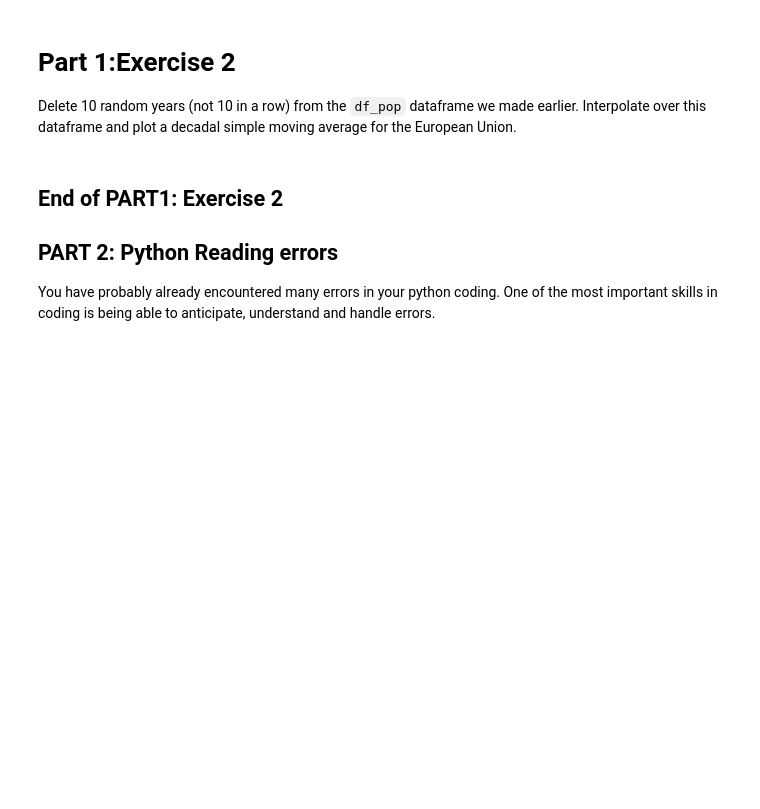
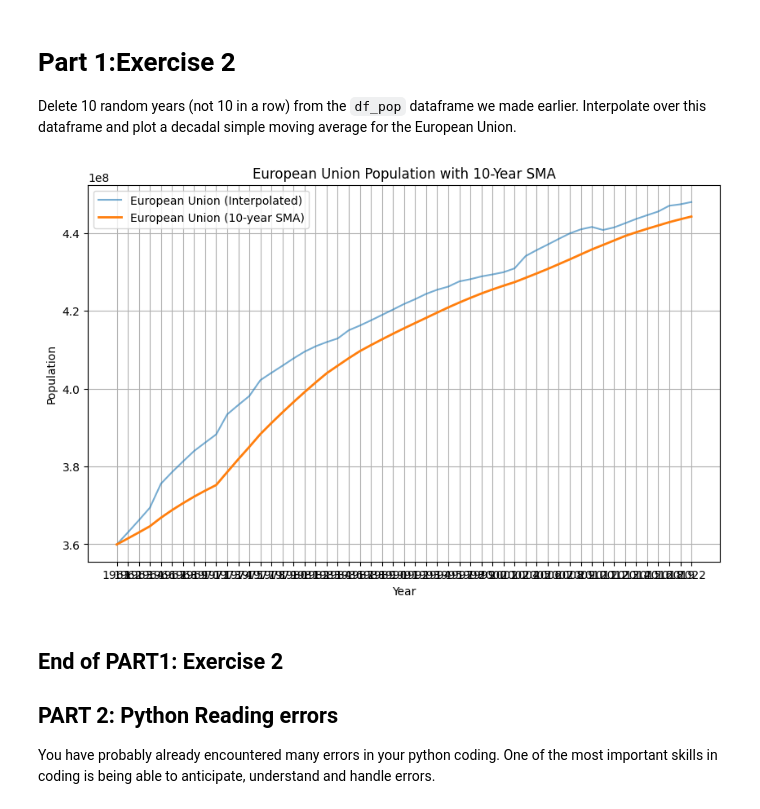
Before and after one commit to fdmy2713-dotcom/ADS1, a Jupyter notebook: ADS1_Unit03_Tutorial_3_0__Data_Cleaning_and_Reading_Errors.ipynb, the cells around one changed output. Saved outputs shown, nothing was run; the diff lists cells and outputs as text; code cells hidden in the pictures; blank space fills up the shorter version.

```diff
--- a/ADS1_Unit03_Tutorial_3_0__Data_Cleaning_and_Reading_Errors.ipynb
+++ b/ADS1_Unit03_Tutorial_3_0__Data_Cleaning_and_Reading_Errors.ipynb
@@ -293,3 +314,37 @@ df_pop_cut =
+# %%
+# Fill in your codes
+#df_pop_cut =
+
+# Starting with df_pop (from WB_Population.csv)
+# Assume df_pop has years as index and countries as columns
+
+# Transpose df_pop to have years as index and countries as columns
+df_popT = df_pop.T
+
+# Delete 10 random years (not consecutive) from the transposed DataFrame index
+np.random.seed(42)  # for reproducibility
+years_to_drop = np.random.choice(df_popT.index, size=10, replace=False)
+df_pop_cut = df_popT.drop(years_to_drop)
+
+# Interpolate missing years
+df_pop_cut = df_pop_cut.interpolate(method="linear")
+
+# Calculate decadal (10-year) simple moving average for European Union
+df_pop_cut["EU_SMA10"] = df_pop_cut["European Union"].rolling(window=10, min_periods=1).mean()
+
+# Plot
+plt.figure(figsize=(10,6))
+plt.plot(df_pop_cut.index, df_pop_cut["European Union"], label="European Union (Interpolated)", alpha=0.6)
+plt.plot(df_pop_cut.index, df_pop_cut["EU_SMA10"], label="European Union (10-year SMA)", linewidth=2)
+
+plt.title("European Union Population with 10-Year SMA")
+plt.xlabel("Year")
+plt.ylabel("Population")
+plt.legend()
+plt.grid(True)
+plt.show()
+# %% [output]
+[figure, added]
 # %% [markdown]
 ## End of PART1: Exercise 2
 
```
Also changed, not shown: parts of 7 cells of this notebook.
